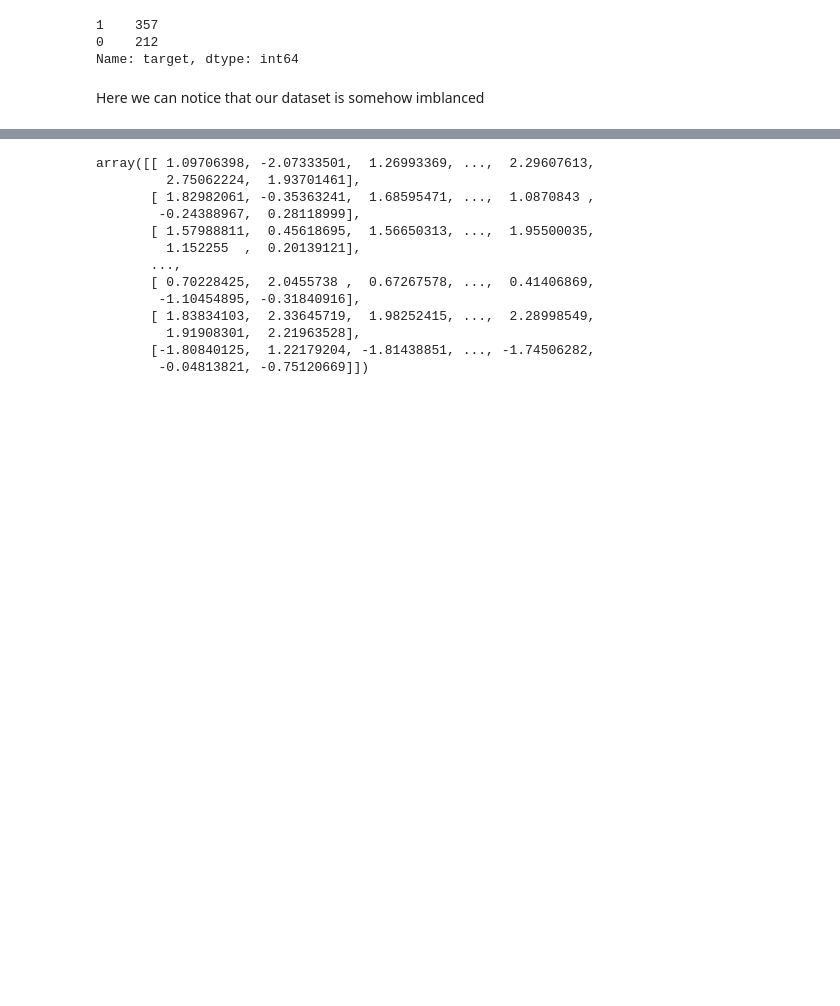
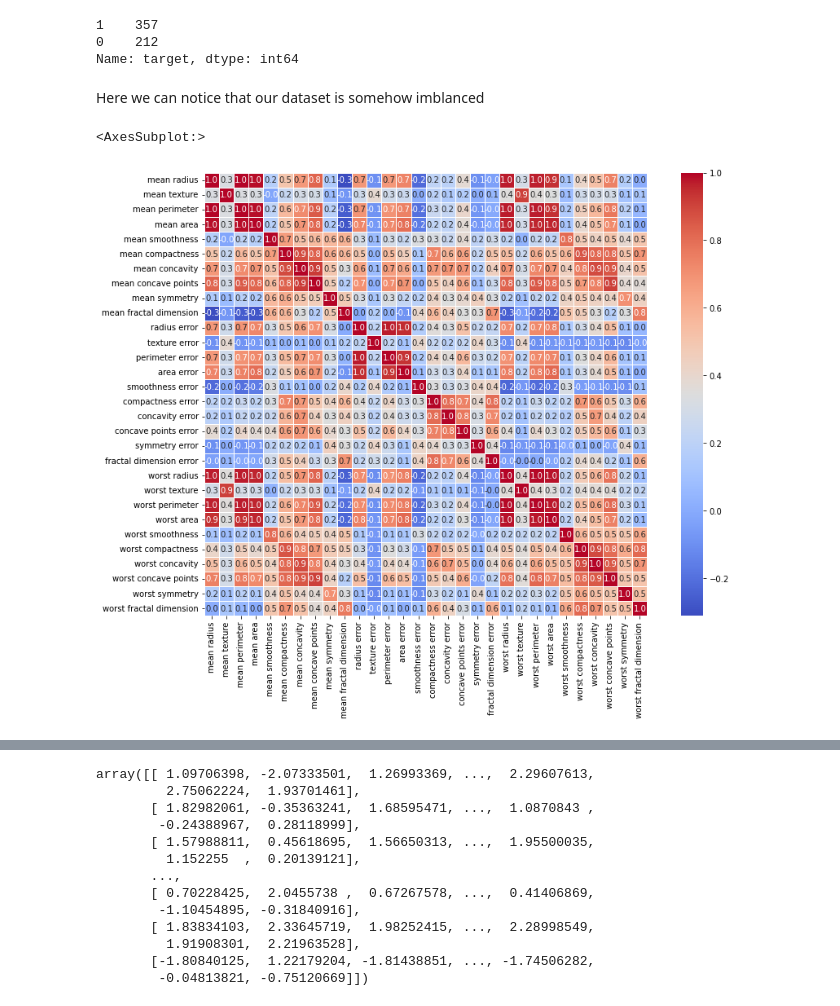
Before and after one commit to Dparanou/breast-cancer-ml-prediction, a Jupyter notebook: breast-cancer-analysis.ipynb, the cells around one changed output, grey strips where cells are left out. Drawn from its saved outputs; the diff is of its cells as text; code cells hidden in the pictures; blank space fills up the shorter version.

```diff
--- a/breast-cancer-analysis.ipynb
+++ b/breast-cancer-analysis.ipynb
@@ -52,3 +54,12 @@ data.target.value_counts()
 Name: target, dtype: int64
 # %% [markdown]
 Here we can notice that our dataset is somehow imblanced
+# %%
+# depict correlation of features
+corr = data.data.corr()
+
+f,ax = plt.subplots(figsize=(15, 10))
+sns.heatmap(corr, cbar = True,  square = True, annot = True, fmt= '.1f', xticklabels = True, yticklabels = True, cmap = "coolwarm", linewidths = .5, ax = ax)
+# %% [output]
+<AxesSubplot:>
+[figure, added]
```
Also changed, not shown: parts of 8 cells of this notebook.
